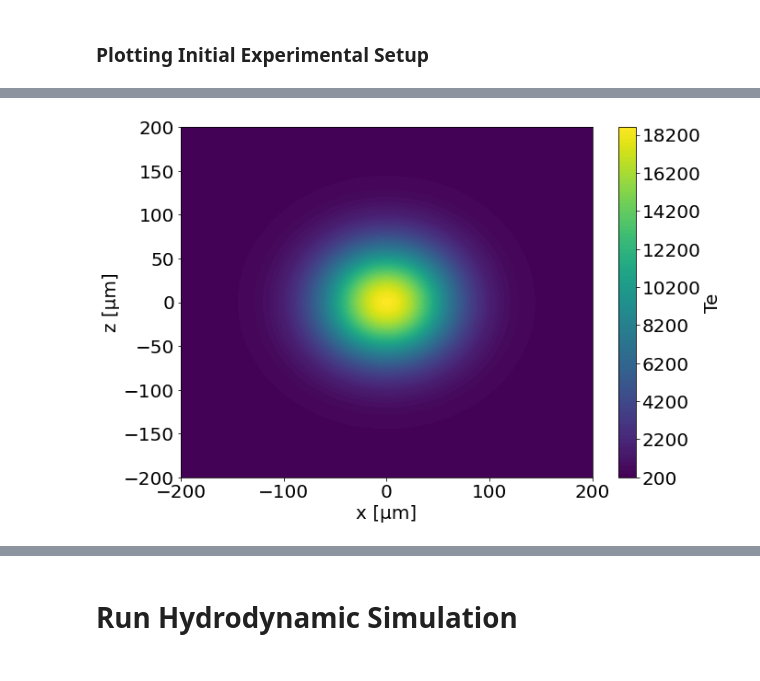
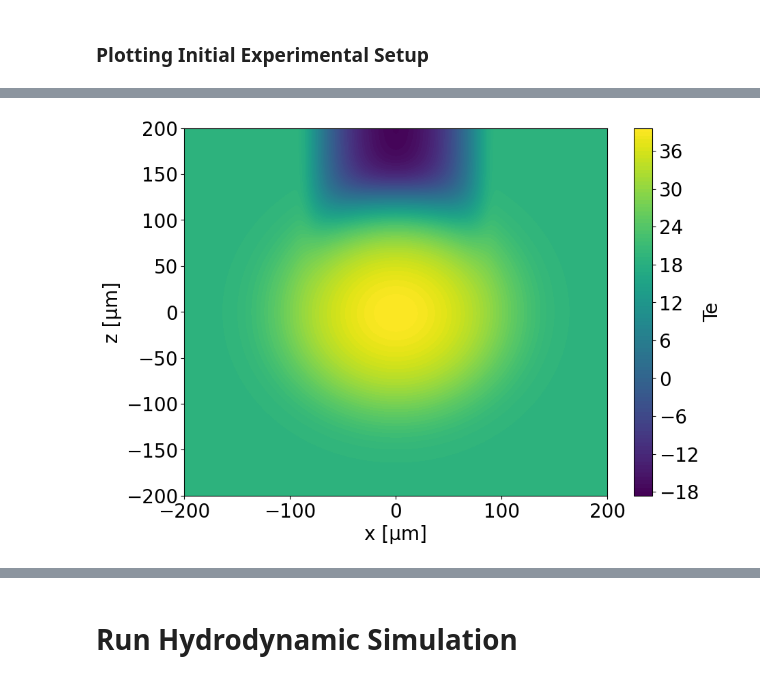
Before and after one commit to MurilloGroupMSU/Two-Temperature-Model, a Jupyter notebook: Xenon_Hydro_with_Absorption.ipynb, the cells around one changed output, grey strips where cells are left out. Drawn from its saved outputs; the diff is of its cells as text; code cells hidden in the pictures.

```diff
--- a/Xenon_Hydro_with_Absorption.ipynb
+++ b/Xenon_Hydro_with_Absorption.ipynb
@@ -72,7 +72,7 @@ with warnings.catch_warnings():
             exp = Measurements(Z, A, ttm.grid.r, ttm.n_e, ttm.n_i, ttm.Te, ttm.Ti, R_max = 100e-6, Nx =100, Nz=100)
             return Te_exp - exp.Te_fit, FWHM_exp - exp.FWHM
 #         sol = root(find_exp_params, (Te_exp, 2*FWHM_exp))
-        sol = root(find_exp_params, (0.9*Te_exp, 110e-6))
+        sol = root(find_exp_params, (1.15*Te_exp, 102.4e-6))
         return sol
 
     initial_conditions = fit_initial_condition(Xe_data['T[kK]'][0]*1e3, Xe_FWHM_data['FWHM[μm]'][0]/1e6,**model_kwargs)
@@ -81,7 +81,7 @@ print(initial_conditions)
 Te_initial, gaussian_FWHM = initial_conditions.x
 Xenon = Experiment(grid, n0, Z, A, Te_initial, gaussian_FWHM, **model_kwargs)
 
-ttm = HydroModel(Xenon, model = model_kwargs["model"])
+ttm = HydroModel(Xenon, model = model_kwargs["model"], electron_model='equilibrium')
 
 # Print Setup
 initial_setup = Measurements(Z, A, ttm.grid.r, ttm.n_e, ttm.n_i, ttm.Te, ttm.Ti, R_max = 200e-6, Nx =200, Nz=100)
@@ -105,7 +113,7 @@ Sim: FWHM = 51.21 [μm], Te = 16.60 [kK]
 # %%
-initial_setup.plot_parameter(initial_setup.Te_grid, "Te")
+initial_setup.plot_parameter( np.log(np.sum(initial_setup.Iλ_grid,axis=2)), "Te")
 # %% [output]
-[figure, old version]
+[figure, new version]
 # %%
 initial_setup.plot_emissivity_and_intensity(cmap='afmhot')
 initial_setup.plot_spectral_Intensity()
```
Also changed, not shown: parts of 14 cells of this notebook, 7 other files.
